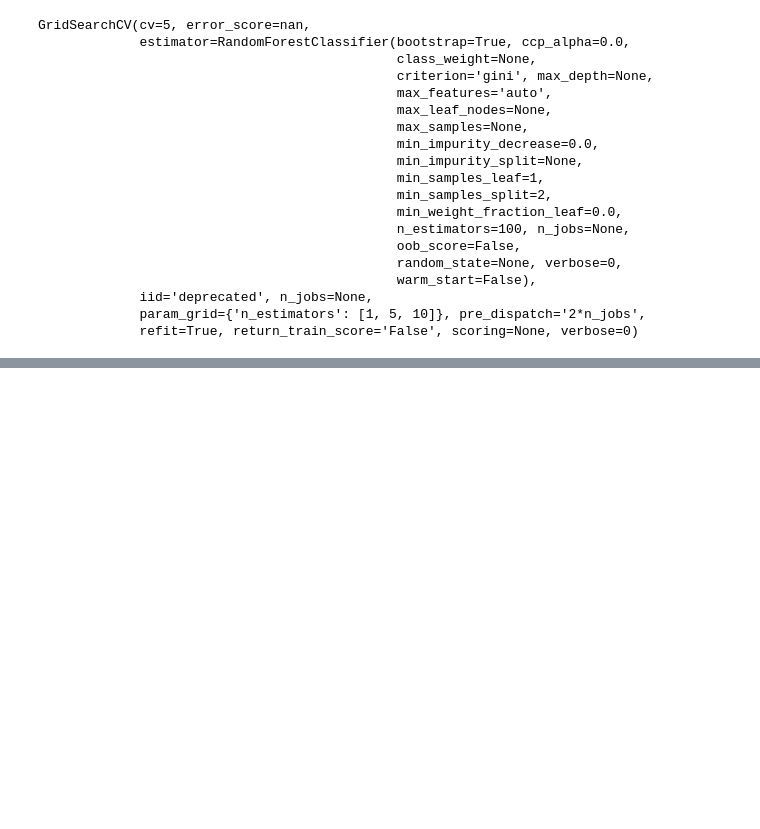
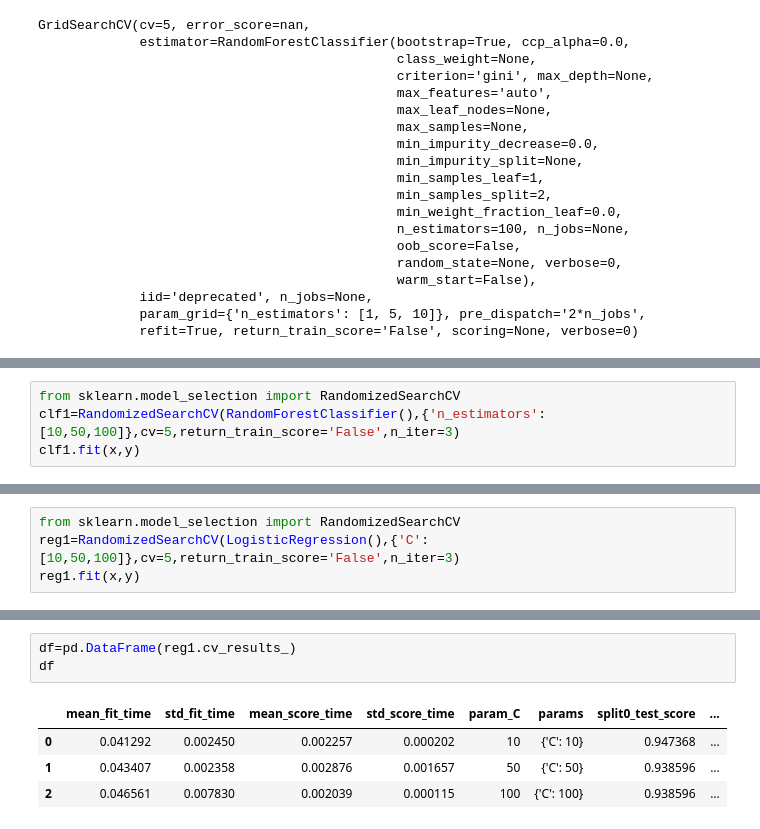
Before and after one commit to Tanmay2262/HyperParameter-Tuning, a Jupyter notebook: Hyperparameter_tuning .ipynb, the cells around one changed output, grey strips where cells are left out. Saved outputs shown, nothing was run; the diff lists cells and outputs as text; blank space fills up the shorter version.

```diff
--- a/Hyperparameter_tuning .ipynb
+++ b/Hyperparameter_tuning .ipynb
@@ -192,0 +269,4 @@ df[['params','mean_test_score']]
+# %%
+from sklearn.model_selection import RandomizedSearchCV
+clf1=RandomizedSearchCV(RandomForestClassifier(),{'n_estimators':[10,50,100]},cv=5,return_train_score='False',n_iter=3)
+clf1.fit(x,y)
@@ -192,0 +308,4 @@ df[['params','mean_test_score']]
+# %%
+from sklearn.model_selection import RandomizedSearchCV
+reg1=RandomizedSearchCV(LogisticRegression(),{'C':[10,50,100]},cv=5,return_train_score='False',n_iter=3)
+reg1.fit(x,y)
@@ -192,0 +343,8 @@ df[['params','mean_test_score']]
+# %%
+df=pd.DataFrame(reg1.cv_results_)
+df
+# %% [output]
+|  | mean_fit_time | std_fit_time | mean_score_time | std_score_time | param_C | params | split0_test_score | ... |
+| 0 | 0.041292 | 0.002450 | 0.002257 | 0.000202 | 10 | {'C': 10} | 0.947368 | ... |
+| 1 | 0.043407 | 0.002358 | 0.002876 | 0.001657 | 50 | {'C': 50} | 0.938596 | ... |
+| 2 | 0.046561 | 0.007830 | 0.002039 | 0.000115 | 100 | {'C': 100} | 0.938596 | ... |
```
Also changed, not shown: parts of 18 cells of this notebook.
